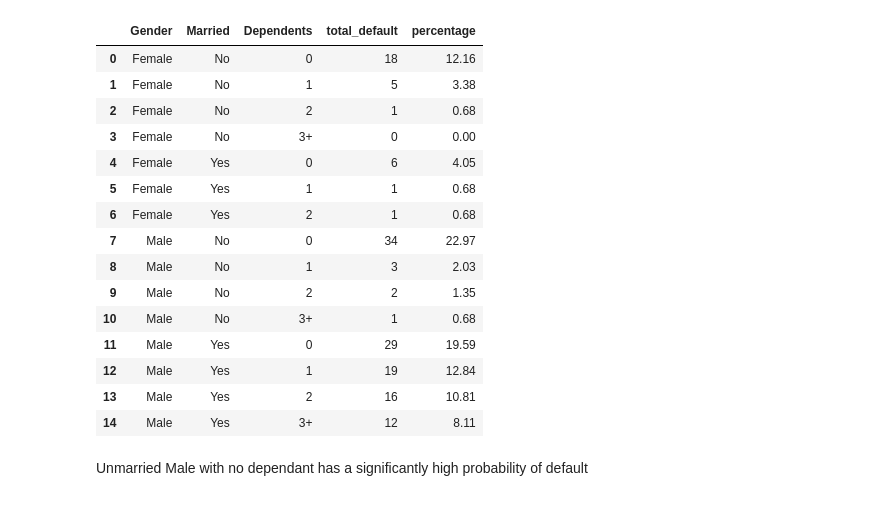
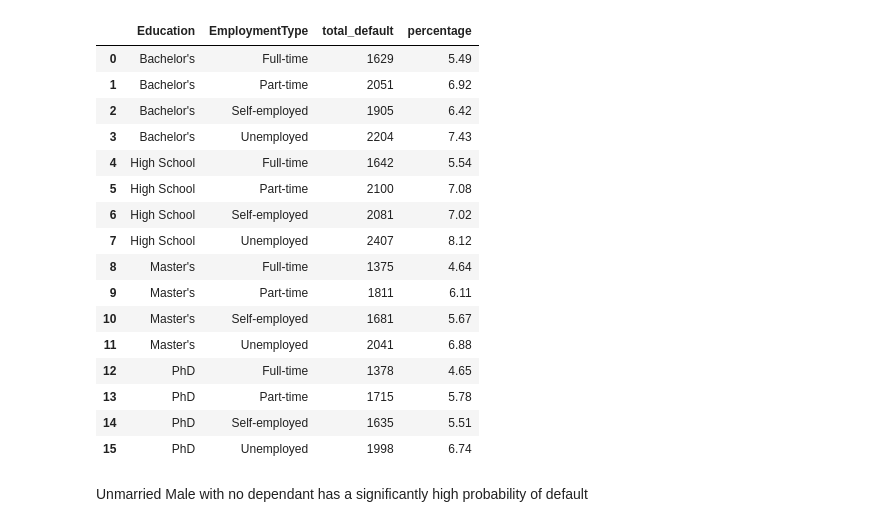
Before and after one commit to ebenezer2015/Machine-Learning-Model-Analysis, a Jupyter notebook: Classification-Modelling/2_exploratory_analysis.ipynb, the cells around one changed output. Cells and saved outputs as stored; diff of their text form; code cells hidden in the pictures.

```diff
--- a/Classification-Modelling/2_exploratory_analysis.ipynb
+++ b/Classification-Modelling/2_exploratory_analysis.ipynb
@@ -24,7 +24,7 @@ ml.checking_class_imbalance(filtered_df, 'Loan_Status', 'Loan Default Status his
 # %%
 #what percentae
 # Group by 'sex' and 'married', and count 'default' occurrences
-result = filtered_df.groupby(['Gender', 'Married']).agg(total_default=('Loan_Status', lambda x: (x == 'N').sum())).reset_index()
+result = filtered_df.groupby(['Education', 'MaritalStatus']).agg(total_default=('Default', lambda x: (x == 1).sum())).reset_index()
 # Calculate the total defaults for all groups
 total_defaults = result['total_default'].sum()
 # Calculate the percentage of defaults for each group
@@ -39,26 +47,27 @@ result
 # %%
-result_ = filtered_df.groupby(['Gender', 'Married', 'Dependents']).agg(total_default=('Loan_Status', lambda x: (x == 'N').sum())).reset_index()
+result_ = filtered_df.groupby(['Education', 'EmploymentType']).agg(total_default=('Default', lambda x: (x == 1).sum())).reset_index()
 # Calculate the total defaults for all groups
 total_defaults = result['total_default'].sum()
 # Calculate the percentage of defaults for each group
 result_['percentage'] = round(result_['total_default'] / total_defaults * 100, 2)
 result_
 # %% [output]
-|  | Gender | Married | Dependents | total_default | percentage |
-| 0 | Female | No | 0 | 18 | 12.16 |
-| 1 | Female | No | 1 | 5 | 3.38 |
-| 2 | Female | No | 2 | 1 | 0.68 |
-| 3 | Female | No | 3+ | 0 | 0.00 |
-| 4 | Female | Yes | 0 | 6 | 4.05 |
-| 5 | Female | Yes | 1 | 1 | 0.68 |
-| 6 | Female | Yes | 2 | 1 | 0.68 |
-| 7 | Male | No | 0 | 34 | 22.97 |
-| 8 | Male | No | 1 | 3 | 2.03 |
-| 9 | Male | No | 2 | 2 | 1.35 |
-| 10 | Male | No | 3+ | 1 | 0.68 |
-| 11 | Male | Yes | 0 | 29 | 19.59 |
-| 12 | Male | Yes | 1 | 19 | 12.84 |
-| 13 | Male | Yes | 2 | 16 | 10.81 |
-| 14 | Male | Yes | 3+ | 12 | 8.11 |
+|  | Education | EmploymentType | total_default | percentage |
+| 0 | Bachelor's | Full-time | 1629 | 5.49 |
+| 1 | Bachelor's | Part-time | 2051 | 6.92 |
+| 2 | Bachelor's | Self-employed | 1905 | 6.42 |
+| 3 | Bachelor's | Unemployed | 2204 | 7.43 |
+| 4 | High School | Full-time | 1642 | 5.54 |
+| 5 | High School | Part-time | 2100 | 7.08 |
+| 6 | High School | Self-employed | 2081 | 7.02 |
+| 7 | High School | Unemployed | 2407 | 8.12 |
+| 8 | Master's | Full-time | 1375 | 4.64 |
+| 9 | Master's | Part-time | 1811 | 6.11 |
+| 10 | Master's | Self-employed | 1681 | 5.67 |
+| 11 | Master's | Unemployed | 2041 | 6.88 |
+| 12 | PhD | Full-time | 1378 | 4.65 |
+| 13 | PhD | Part-time | 1715 | 5.78 |
+| 14 | PhD | Self-employed | 1635 | 5.51 |
+| 15 | PhD | Unemployed | 1998 | 6.74 |
 # %% [markdown]
 Unmarried Male with no dependant has a significantly high probability of default
```
Also changed, not shown: parts of 4 cells of this notebook, 4 other files.
